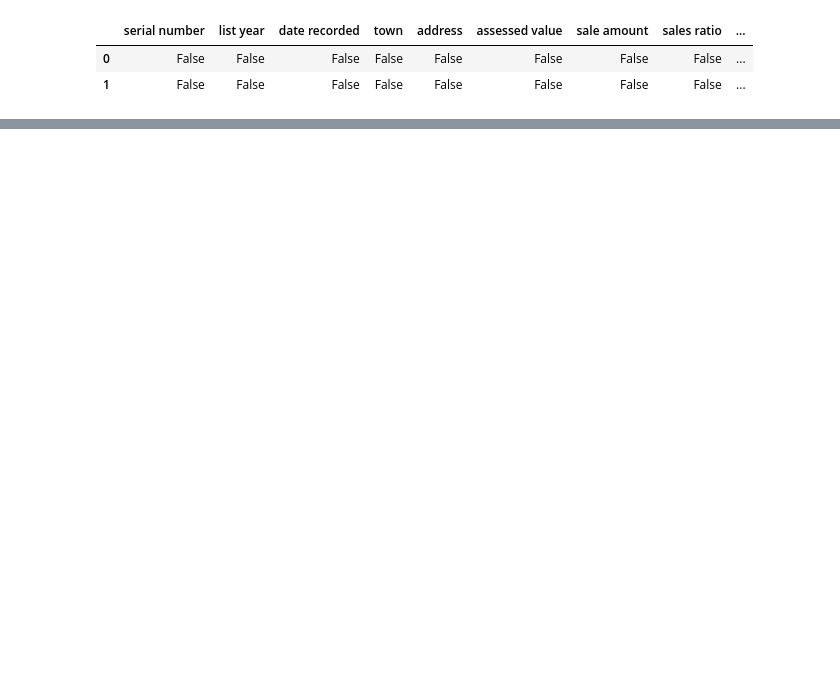
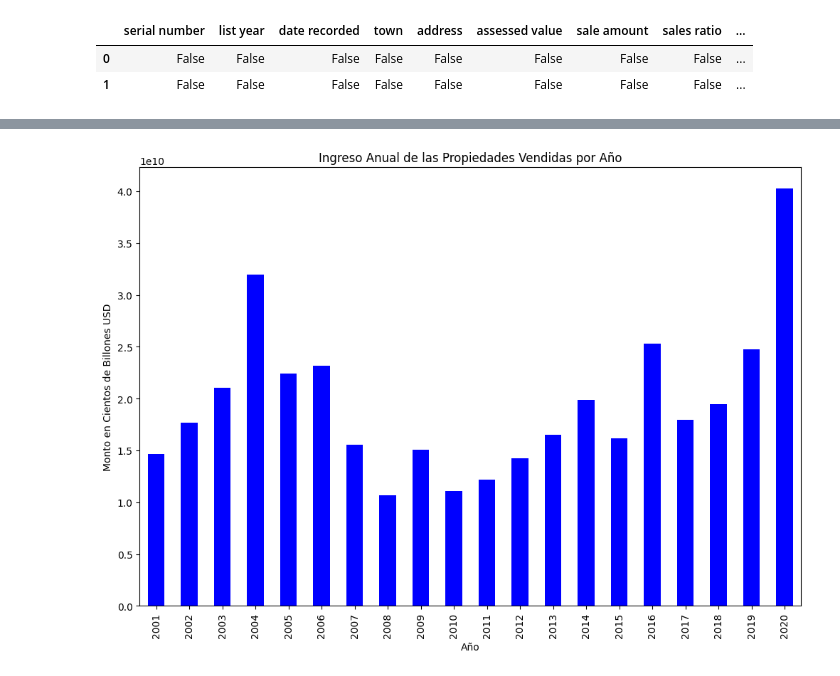
Before and after one commit to victor1098cc/Proyecto, a Jupyter notebook: ProjectVictorVillalobos.ipynb, the cells around one changed output, grey strips where cells are left out. Cells and saved outputs as stored; diff of their text form; code cells hidden in the pictures; blank space fills up the shorter version.

```diff
--- a/ProjectVictorVillalobos.ipynb
+++ b/ProjectVictorVillalobos.ipynb
@@ -43,7 +43,9 @@ import seaborn as sn #''  ''
 # %% [markdown]
 <h4 style="color:#6e9a81; font-family: Tahoma"> 1.2) Importar Set de Datos </h4>
 # %%
-dfDataP=pd.read_csv('DataSetP.csv', names=cols, low_memory=False)
+cols=['Serial Number', 'List Year', 'Date Recorded', 'Town', 'Address', 'Assessed Value', 'Sale Amount', 'Sales Ratio', 'Property Type', 'Residential Type', 'Non Use Code', 'Assessor Remarks', 'OPM remarks', 'Location']
+
+dfDataP=pd.read_csv('DataSetP.csv', names=cols, skiprows=1, low_memory=False)
 print("Se cargaron los datos a la memoria")
 # %% [output]
 Se cargaron los datos a la memoria
@@ -166,3 +167,0 @@ array([nan, 'Single Family', 'Condo', 'Two Family', 'Three Family',
-# %%
-dfDataP.replace('nan', np.nan, inplace=True)
-dfDataP['residential type'].unique()
@@ -171,0 +198,3 @@ array([nan, 'Single Family', 'Condo', 'Two Family', 'Three Family',
+# %%
+dfDataP.replace('***Unknown***', np.nan, inplace=True)
+dfDataP['town'].unique()
@@ -214,0 +252,20 @@ dfTemp.head(5)
+# %%
+# Asegurarse de que la columna 'sale amount' sea de tipo string
+dfDataP['sale amount'] = dfDataP['sale amount'].astype(str)
+
+# Reemplazar las comas y convertir a tipo flotante, luego a tipo entero
+dfDataP['sale amount'] = dfDataP['sale amount'].str.replace(',', '').astype(float).astype(int)
+
+# Calcular el ingreso anual de las propiedades vendidas por año usando la columna 'List Year'
+ingreso_anual = dfDataP.groupby('list year')['sale amount'].sum()
+
+# Crear gráfico de ingreso anual por año
+plt.figure(figsize=(12, 8))
+ingreso_anual.plot(kind='bar', color='blue')
+plt.title('Ingreso Anual de las Propiedades Vendidas por Año')
+plt.ylabel('Monto en Cientos de Billones USD')
+plt.xlabel('Año')
+
+plt.show()
+# %% [output]
+[figure, added]
```
Also changed, not shown: parts of 37 cells of this notebook, 1 other file.
